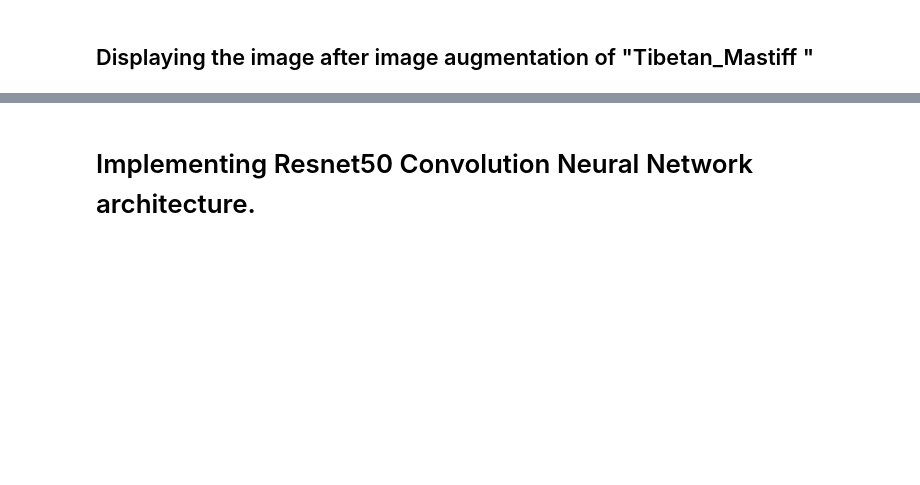
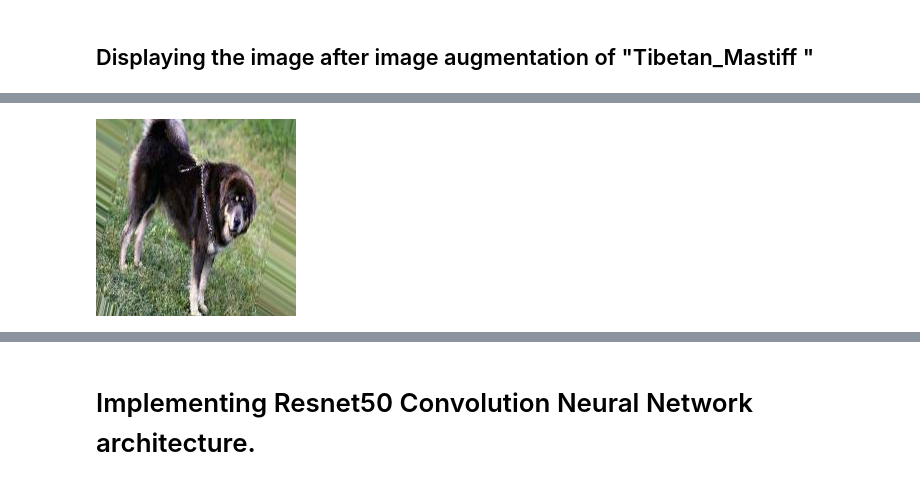
Before and after one commit to 187ram/Dog-Breed-Identification-CNN, a Jupyter notebook: Dog_Breed_Identification_(Kaggle)_Using_Pretrained_ResNet_50.ipynb, the cells around one changed output, grey strips where cells are left out. Drawn from its saved outputs; the diff is of its cells as text; code cells hidden in the pictures; blank space fills up the shorter version.

```diff
--- a/Dog_Breed_Identification_(Kaggle)_Using_Pretrained_ResNet_50.ipynb
+++ b/Dog_Breed_Identification_(Kaggle)_Using_Pretrained_ResNet_50.ipynb
@@ -140,4 +131,6 @@ img1
 # %%
-img2=load_img('preview/dog_breed_0_7267.jpeg')
+img2=load_img('preview/dog_breed_0_6516.jpeg')
 img2
+# %% [output]
+[figure, added]
 # %%
```
Also changed, not shown: parts of 28 cells of this notebook.
